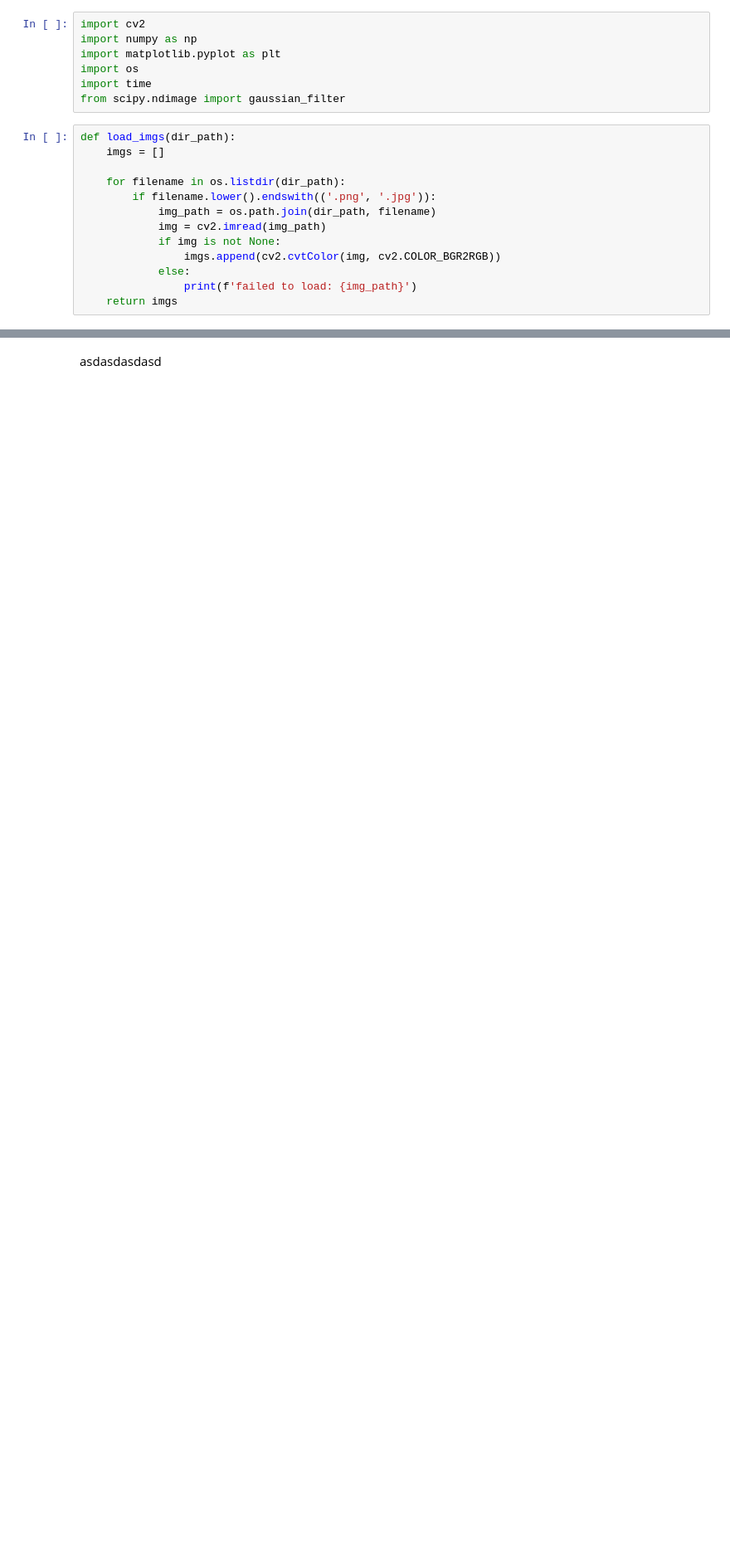
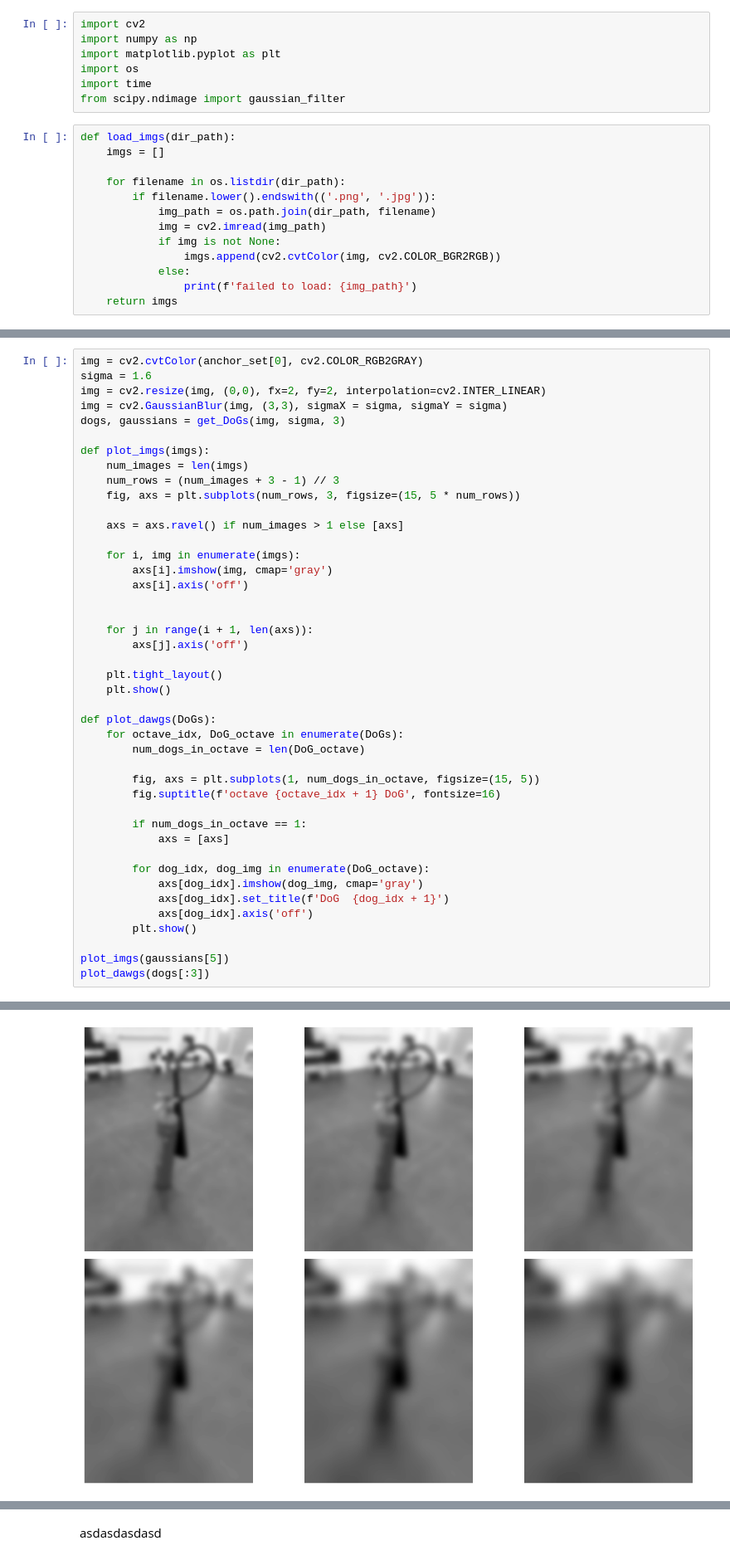
Before and after one commit to mvhhampek/r7020e_project, a Jupyter notebook: feature_extraction.ipynb, the cells around one changed output, grey strips where cells are left out. Shown at 83% size. Cells and saved outputs as stored; diff of their text form; blank space fills up the shorter version.

```diff
--- a/feature_extraction.ipynb
+++ b/feature_extraction.ipynb
@@ -93,0 +81,44 @@ asdasd
+# %%
+img = cv2.cvtColor(anchor_set[0], cv2.COLOR_RGB2GRAY)
+sigma = 1.6
+img = cv2.resize(img, (0,0), fx=2, fy=2, interpolation=cv2.INTER_LINEAR)
+img = cv2.GaussianBlur(img, (3,3), sigmaX = sigma, sigmaY = sigma)
+dogs, gaussians = get_DoGs(img, sigma, 3)
+
+def plot_imgs(imgs):
+    num_images = len(imgs)
+    num_rows = (num_images + 3 - 1) // 3
+    fig, axs = plt.subplots(num_rows, 3, figsize=(15, 5 * num_rows))
+
+    axs = axs.ravel() if num_images > 1 else [axs]
+
+    for i, img in enumerate(imgs):
+        axs[i].imshow(img, cmap='gray')
+        axs[i].axis('off')
+
+
+    for j in range(i + 1, len(axs)):
+        axs[j].axis('off')
+
+    plt.tight_layout()
+    plt.show()
+
+def plot_dawgs(DoGs):
+    for octave_idx, DoG_octave in enumerate(DoGs):
+        num_dogs_in_octave = len(DoG_octave)
+
+        fig, axs = plt.subplots(1, num_dogs_in_octave, figsize=(15, 5))
+        fig.suptitle(f'octave {octave_idx + 1} DoG', fontsize=16)
+
+        if num_dogs_in_octave == 1:
+            axs = [axs]
+
+        for dog_idx, dog_img in enumerate(DoG_octave):
+            axs[dog_idx].imshow(dog_img, cmap='gray')
+            axs[dog_idx].set_title(f'DoG  {dog_idx + 1}')
+            axs[dog_idx].axis('off')
+        plt.show()
+
+plot_imgs(gaussians[5])
+plot_dawgs(dogs[:3])
+# %% [output]
@@ -93,0 +128 @@ asdasd
+[figure, added]
```
Also changed, not shown: parts of 7 cells of this notebook.
